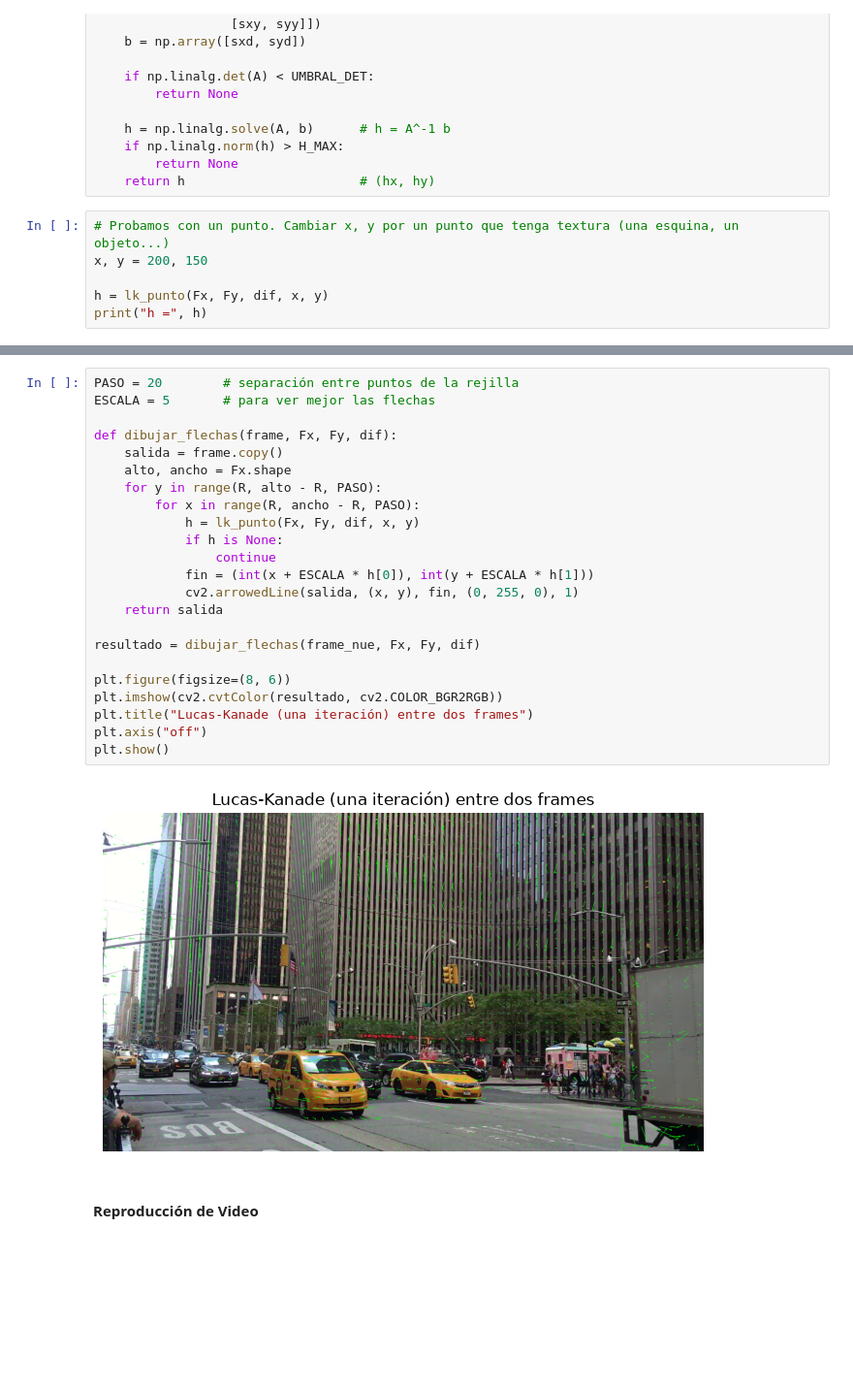
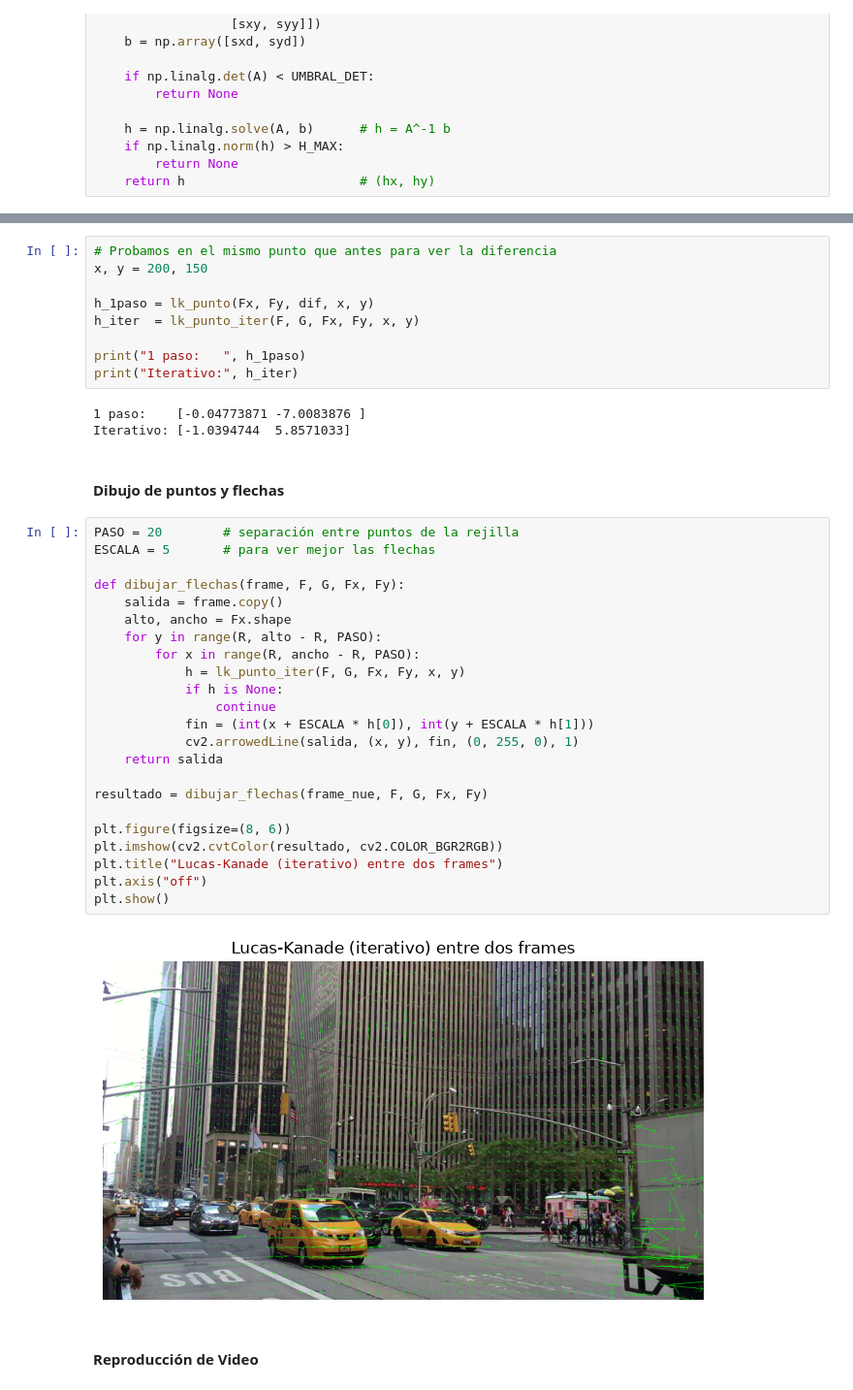
Before and after one commit to judporper/PIAV-Flujo-ptico, a Jupyter notebook: lucas_kanade_video.ipynb, the cells around one changed output, grey strips where cells are left out. Shown at 97% size. Saved outputs shown, nothing was run; the diff lists cells and outputs as text; blank space fills up the shorter version.

Commit message:
Iteración del algoritmo

```diff
--- a/lucas_kanade_video.ipynb
+++ b/lucas_kanade_video.ipynb
@@ -106,9 +98,3 @@ def lk_punto(Fx, Fy, dif, x, y, r=R):
     if np.linalg.norm(h) > H_MAX:
         return None
     return h                       # (hx, hy)
-# %%
-# Probamos con un punto. Cambiar x, y por un punto que tenga textura (una esquina, un objeto...)
-x, y = 200, 150
-
-h = lk_punto(Fx, Fy, dif, x, y)
-print("h =", h)
@@ -121,28 +158,42 @@ Repito lo mismo en una rejilla de puntos y dibujo una flecha por cada uno. Multi
+# %%
+# Probamos en el mismo punto que antes para ver la diferencia
+x, y = 200, 150
+
+h_1paso = lk_punto(Fx, Fy, dif, x, y)
+h_iter  = lk_punto_iter(F, G, Fx, Fy, x, y)
+
+print("1 paso:   ", h_1paso)
+print("Iterativo:", h_iter)
+# %% [output]
+1 paso:    [-0.04773871 -7.0083876 ]
+Iterativo: [-1.0394744  5.8571033]
+# %% [markdown]
+#### Dibujo de puntos y flechas
 # %%
 PASO = 20        # separación entre puntos de la rejilla
 ESCALA = 5       # para ver mejor las flechas
 
-def dibujar_flechas(frame, Fx, Fy, dif):
+def dibujar_flechas(frame, F, G, Fx, Fy):
     salida = frame.copy()
     alto, ancho = Fx.shape
     for y in range(R, alto - R, PASO):
         for x in range(R, ancho - R, PASO):
-            h = lk_punto(Fx, Fy, dif, x, y)
+            h = lk_punto_iter(F, G, Fx, Fy, x, y)
             if h is None:
                 continue
             fin = (int(x + ESCALA * h[0]), int(y + ESCALA * h[1]))
             cv2.arrowedLine(salida, (x, y), fin, (0, 255, 0), 1)
     return salida
 
-resultado = dibujar_flechas(frame_nue, Fx, Fy, dif)
+resultado = dibujar_flechas(frame_nue, F, G, Fx, Fy)
 
 plt.figure(figsize=(8, 6))
 plt.imshow(cv2.cvtColor(resultado, cv2.COLOR_BGR2RGB))
-plt.title("Lucas-Kanade (una iteración) entre dos frames")
+plt.title("Lucas-Kanade (iterativo) entre dos frames")
 plt.axis("off")
 plt.show()
 # %% [output]
-[figure, old version]
+[figure, new version]
 # %% [markdown]
 #### Reproducción de Video
 # %%
```
Also changed, not shown: parts of 8 cells of this notebook.
